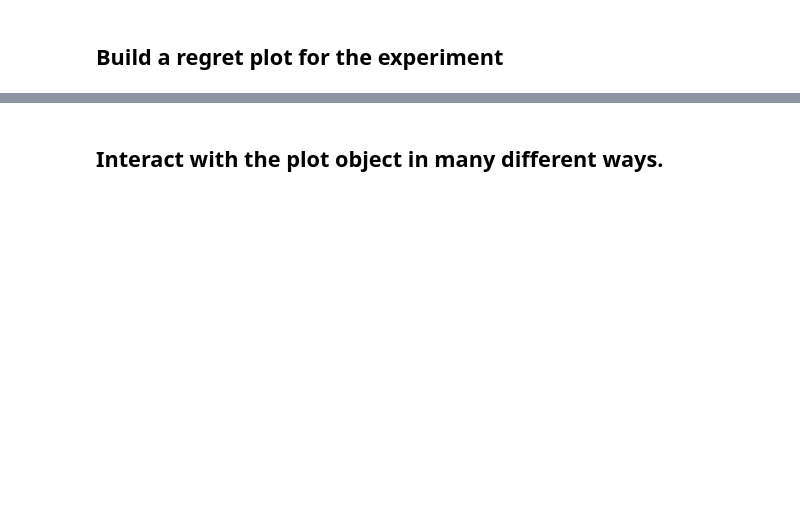
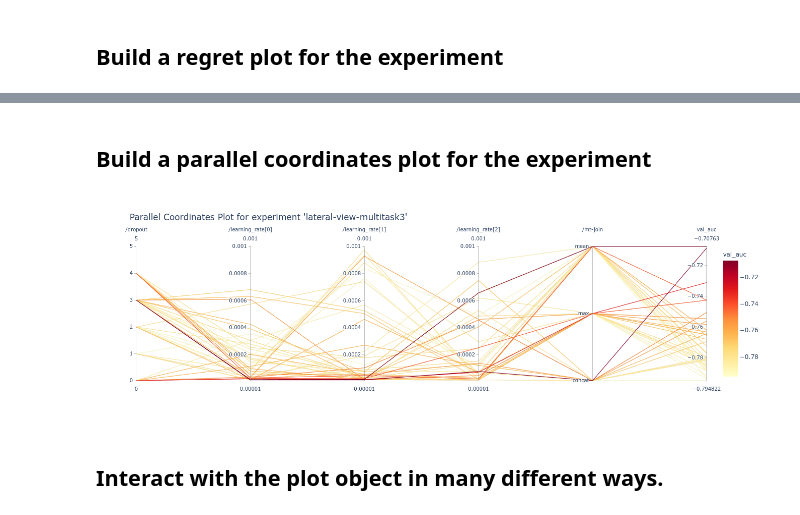
Before and after one commit to Epistimio/orion, a Jupyter notebook: examples/plotting/plotting-api.ipynb, the cells around one changed output, grey strips where cells are left out. Cells and saved outputs as stored; diff of their text form; code cells hidden in the pictures; blank space fills up the shorter version.

```diff
--- a/examples/plotting/plotting-api.ipynb
+++ b/examples/plotting/plotting-api.ipynb
@@ -39,3 +55,10 @@ plot.data[0].x
+# %% [markdown]
+## Build a parallel coordinates plot for the experiment
+# %%
+plot = experiment.plot.parallel_coordinates()
+plot.show()
+# %% [output]
+[figure, added]
 # %% [markdown]
 ## Interact with the plot object in many different ways.
 # %%
```
Also changed, not shown: parts of 6 cells of this notebook, 1 other file.
